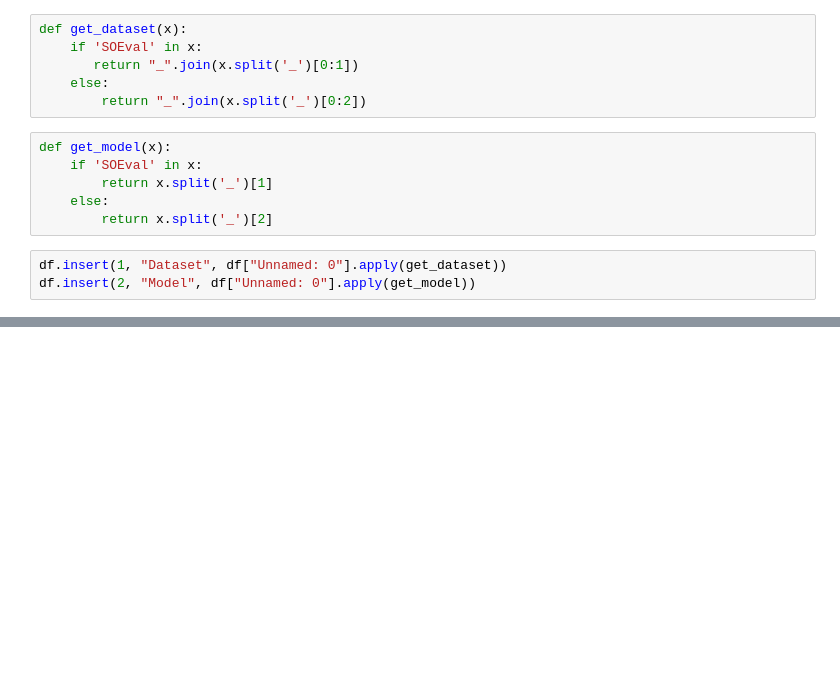
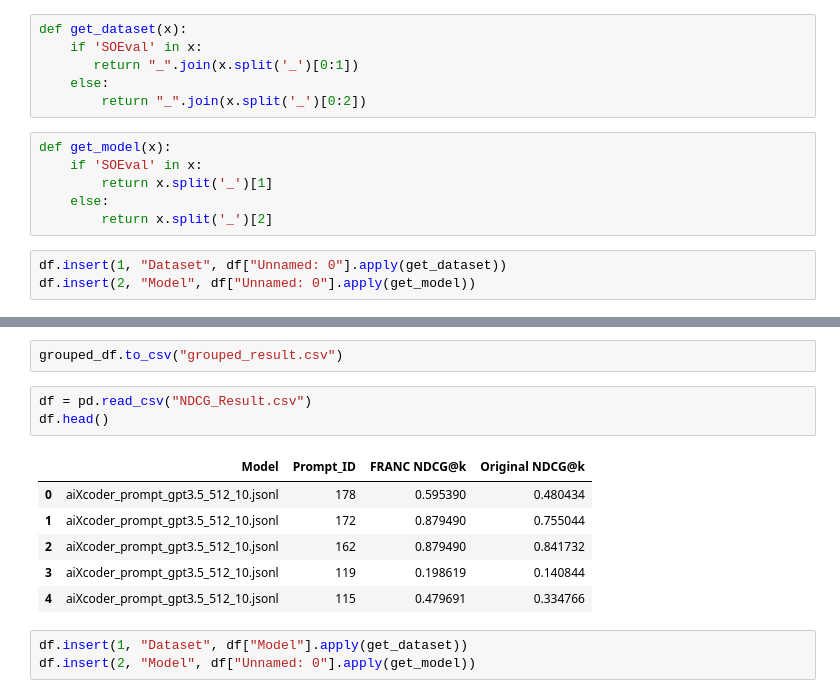
Before and after one commit to s2e-lab/FRANC, a Jupyter notebook: Utils/Result_Analysis.ipynb, the cells around one changed output, grey strips where cells are left out. Cells and saved outputs as stored; diff of their text form; blank space fills up the shorter version.

```diff
--- a/Utils/Result_Analysis.ipynb
+++ b/Utils/Result_Analysis.ipynb
@@ -157,0 +210,15 @@ df.to_csv("result.csv")
+# %%
+grouped_df.to_csv("grouped_result.csv")
+# %%
+df = pd.read_csv("NDCG_Result.csv")
+df.head()
+# %% [output]
+|  | Model | Prompt_ID | FRANC NDCG@k | Original NDCG@k |
+| 0 | aiXcoder_prompt_gpt3.5_512_10.jsonl | 178 | 0.595390 | 0.480434 |
+| 1 | aiXcoder_prompt_gpt3.5_512_10.jsonl | 172 | 0.879490 | 0.755044 |
+| 2 | aiXcoder_prompt_gpt3.5_512_10.jsonl | 162 | 0.879490 | 0.841732 |
+| 3 | aiXcoder_prompt_gpt3.5_512_10.jsonl | 119 | 0.198619 | 0.140844 |
+| 4 | aiXcoder_prompt_gpt3.5_512_10.jsonl | 115 | 0.479691 | 0.334766 |
+# %%
+df.insert(1, "Dataset", df["Model"].apply(get_dataset))
+df.insert(2, "Model", df["Unnamed: 0"].apply(get_model))
```
Also changed, not shown: parts of 8 cells of this notebook, 4 other files.
